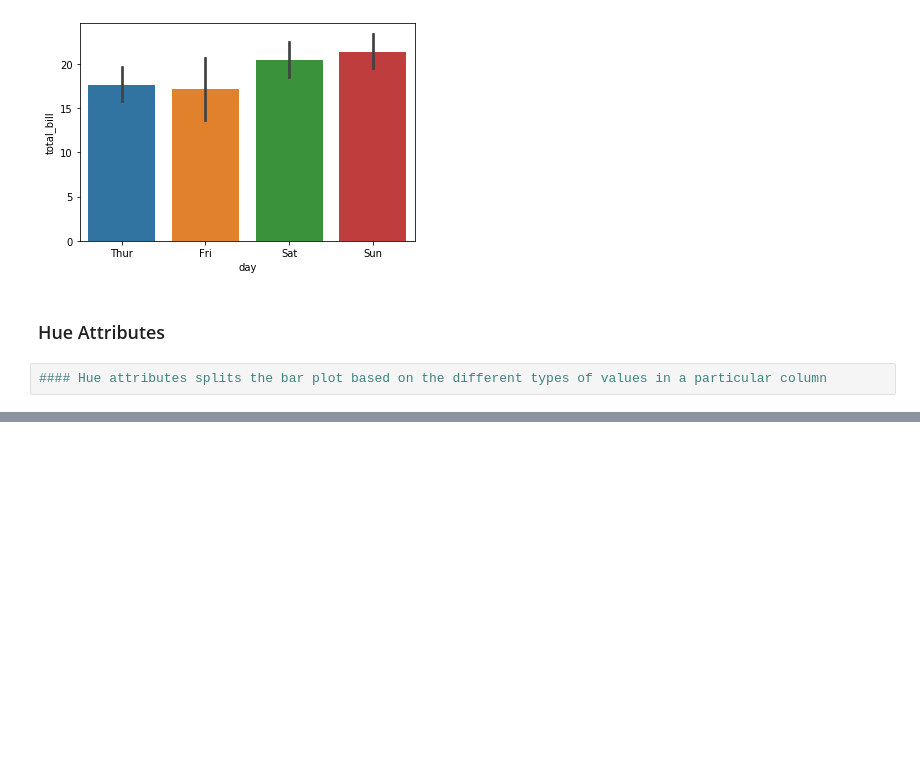
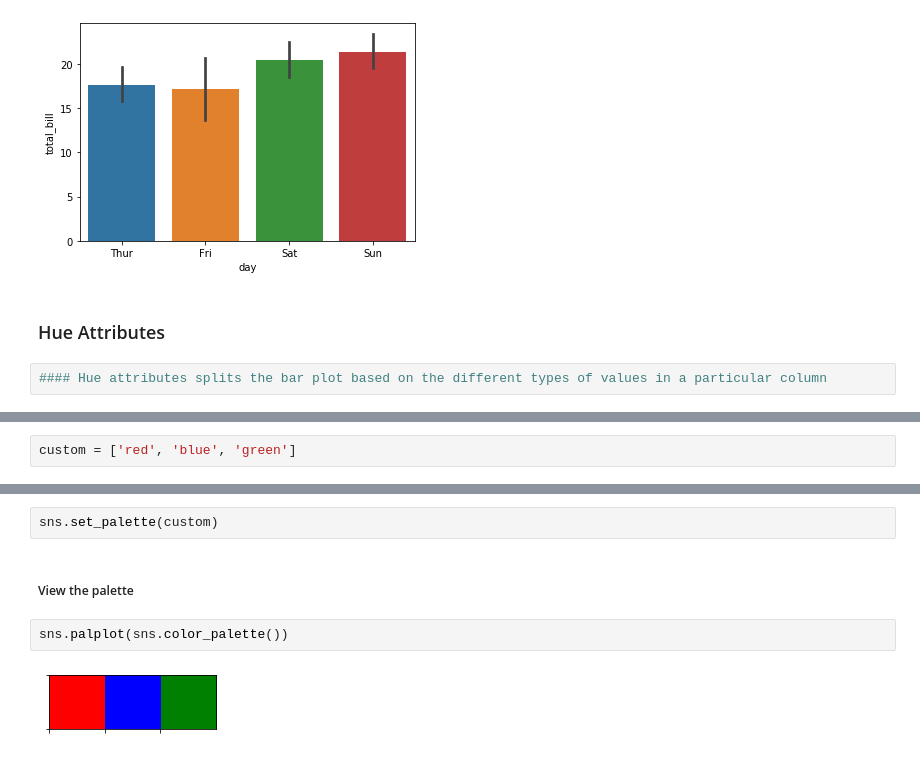
Before and after one commit to vishaldubey180/Seaborn, a Jupyter notebook: 2_Seaborn/Bar Plots in Seaborn.ipynb, the cells around one changed output, grey strips where cells are left out. Cells and saved outputs as stored; diff of their text form; blank space fills up the shorter version.

```diff
--- a/2_Seaborn/Bar Plots in Seaborn.ipynb
+++ b/2_Seaborn/Bar Plots in Seaborn.ipynb
@@ -77,0 +125,2 @@ sns.barplot(x = 'day', y = 'total_bill', data=tips)
+# %%
+custom = ['red', 'blue', 'green']
@@ -77,0 +129,8 @@ sns.barplot(x = 'day', y = 'total_bill', data=tips)
+# %%
+sns.set_palette(custom)
+# %% [markdown]
+##### View the palette
+# %%
+sns.palplot(sns.color_palette())
+# %% [output]
+[figure, added]
```
Also changed, not shown: parts of 18 cells of this notebook, 1 other file.
